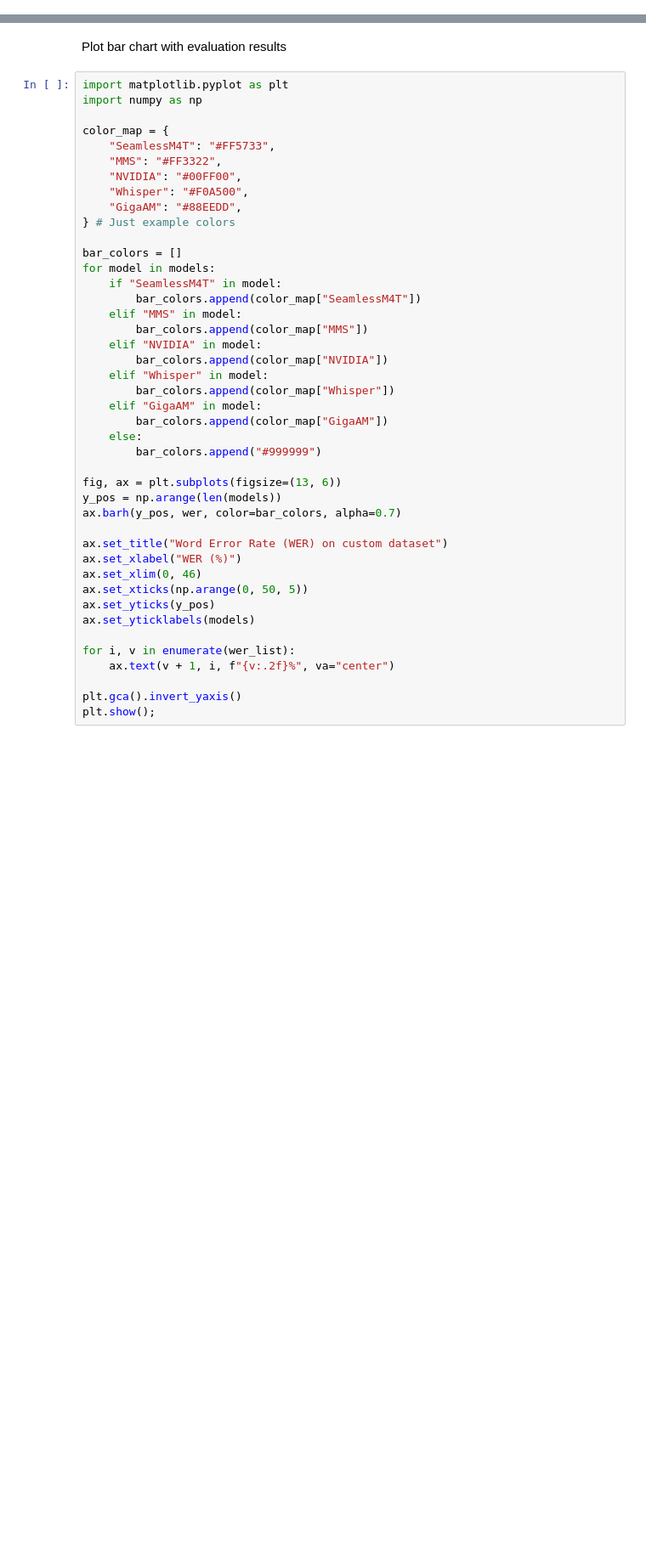
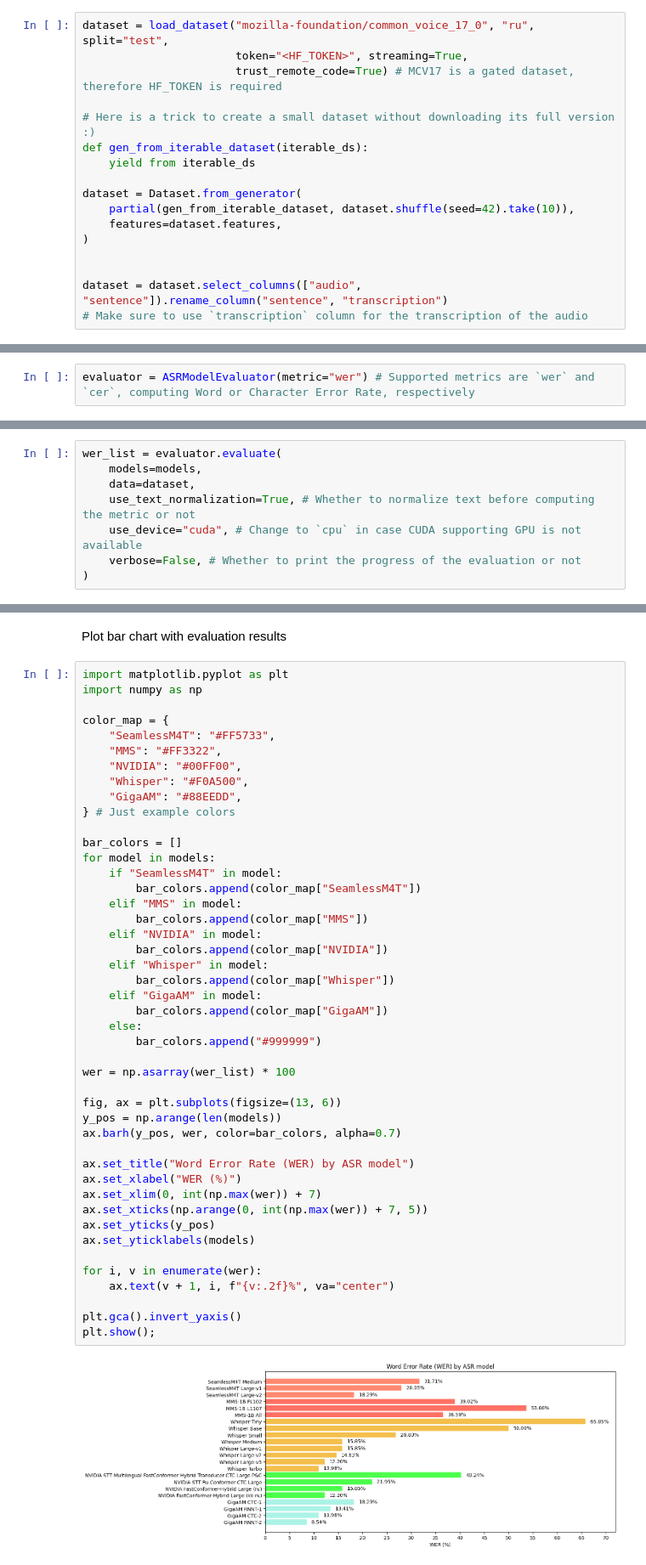
Before and after one commit to KalininVD/ASR-models-RU-eval, a Jupyter notebook: evaluation.ipynb, the cells around one changed output, grey strips where cells are left out. Shown at 85% size. Saved outputs shown, nothing was run; the diff lists cells and outputs as text; blank space fills up the shorter version.

Commit message:
Updated Evaluation script

```diff
--- a/evaluation.ipynb
+++ b/evaluation.ipynb
@@ -14,0 +10,17 @@ dataset = dataset.select_columns(["audio", "sentence"]).rename_column("sentence"
+# %%
+dataset = load_dataset("mozilla-foundation/common_voice_17_0", "ru", split="test",
+                       token="<HF_TOKEN>", streaming=True,
+                       trust_remote_code=True) # MCV17 is a gated dataset, therefore HF_TOKEN is required
+
+# Here is a trick to create a small dataset without downloading its full version :)
+def gen_from_iterable_dataset(iterable_ds):
+    yield from iterable_ds
+
+dataset = Dataset.from_generator(
+    partial(gen_from_iterable_dataset, dataset.shuffle(seed=42).take(10)),
+    features=dataset.features,
+)
+
+
+dataset = dataset.select_columns(["audio", "sentence"]).rename_column("sentence", "transcription")
+# Make sure to use `transcription` column for the transcription of the audio
@@ -19,3 +33,5 @@ evaluator = ASRModelEvaluator()
+# %%
+evaluator = ASRModelEvaluator(metric="wer") # Supported metrics are `wer` and `cer`, computing Word or Character Error Rate, respectively
 # %%
 models = get_supported_models()
 
@@ -32,3 +57,11 @@ wer_list = evaluator.evaluate(
+# %%
+wer_list = evaluator.evaluate(
+    models=models,
+    data=dataset,
+    use_text_normalization=True, # Whether to normalize text before computing the metric or not
+    use_device="cuda", # Change to `cpu` in case CUDA supporting GPU is not available
+    verbose=False, # Whether to print the progress of the evaluation or not
+)
 # %% [markdown]
 ## Check the results
 # %% [markdown]
@@ -52,34 +103,38 @@ color_map = {
     "GigaAM": "#88EEDD",
 } # Just example colors
 
 bar_colors = []
 for model in models:
     if "SeamlessM4T" in model:
         bar_colors.append(color_map["SeamlessM4T"])
     elif "MMS" in model:
         bar_colors.append(color_map["MMS"])
     elif "NVIDIA" in model:
         bar_colors.append(color_map["NVIDIA"])
     elif "Whisper" in model:
         bar_colors.append(color_map["Whisper"])
     elif "GigaAM" in model:
         bar_colors.append(color_map["GigaAM"])
     else:
         bar_colors.append("#999999")
 
+wer = np.asarray(wer_list) * 100
+
 fig, ax = plt.subplots(figsize=(13, 6))
 y_pos = np.arange(len(models))
 ax.barh(y_pos, wer, color=bar_colors, alpha=0.7)
 
-ax.set_title("Word Error Rate (WER) on custom dataset")
+ax.set_title("Word Error Rate (WER) by ASR model")
 ax.set_xlabel("WER (%)")
-ax.set_xlim(0, 46)
-ax.set_xticks(np.arange(0, 50, 5))
+ax.set_xlim(0, int(np.max(wer)) + 7)
+ax.set_xticks(np.arange(0, int(np.max(wer)) + 7, 5))
 ax.set_yticks(y_pos)
 ax.set_yticklabels(models)
 
-for i, v in enumerate(wer_list):
+for i, v in enumerate(wer):
     ax.text(v + 1, i, f"{v:.2f}%", va="center")
 
 plt.gca().invert_yaxis()
 plt.show();
+# %% [output]
+[figure, added]
```
Also changed, not shown: parts of 8 cells of this notebook.
